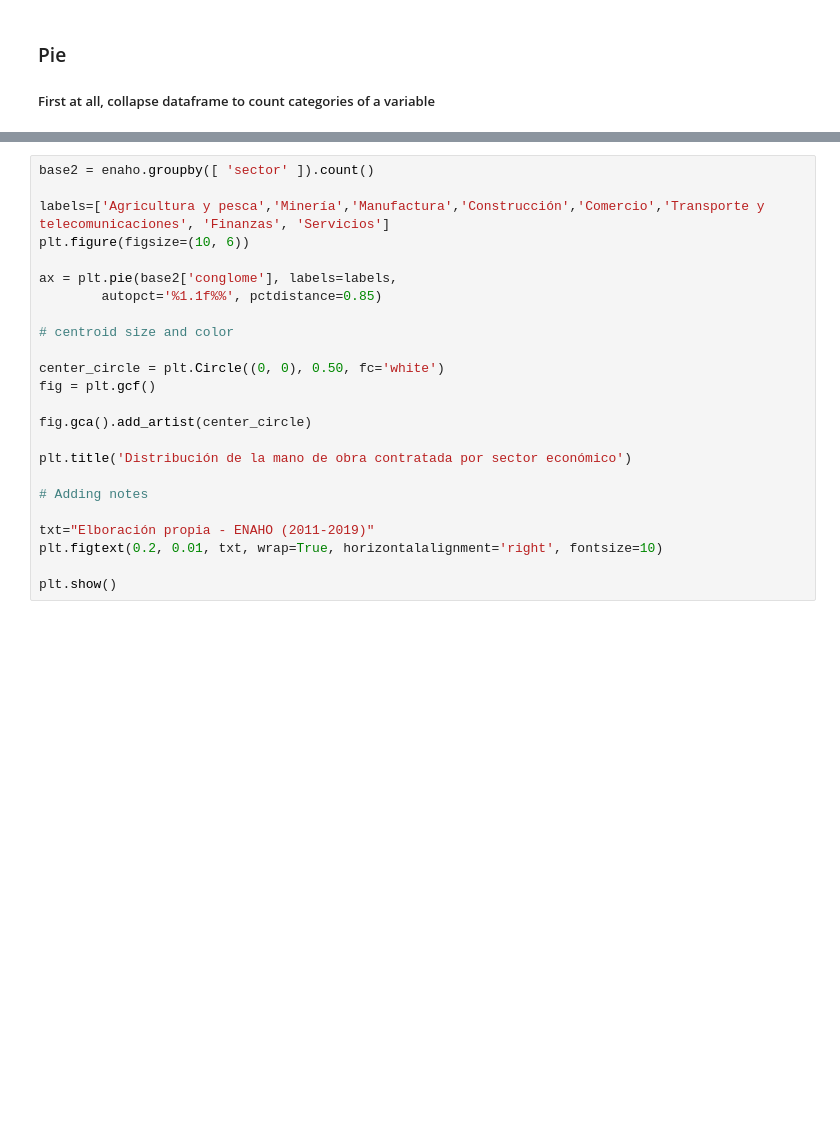
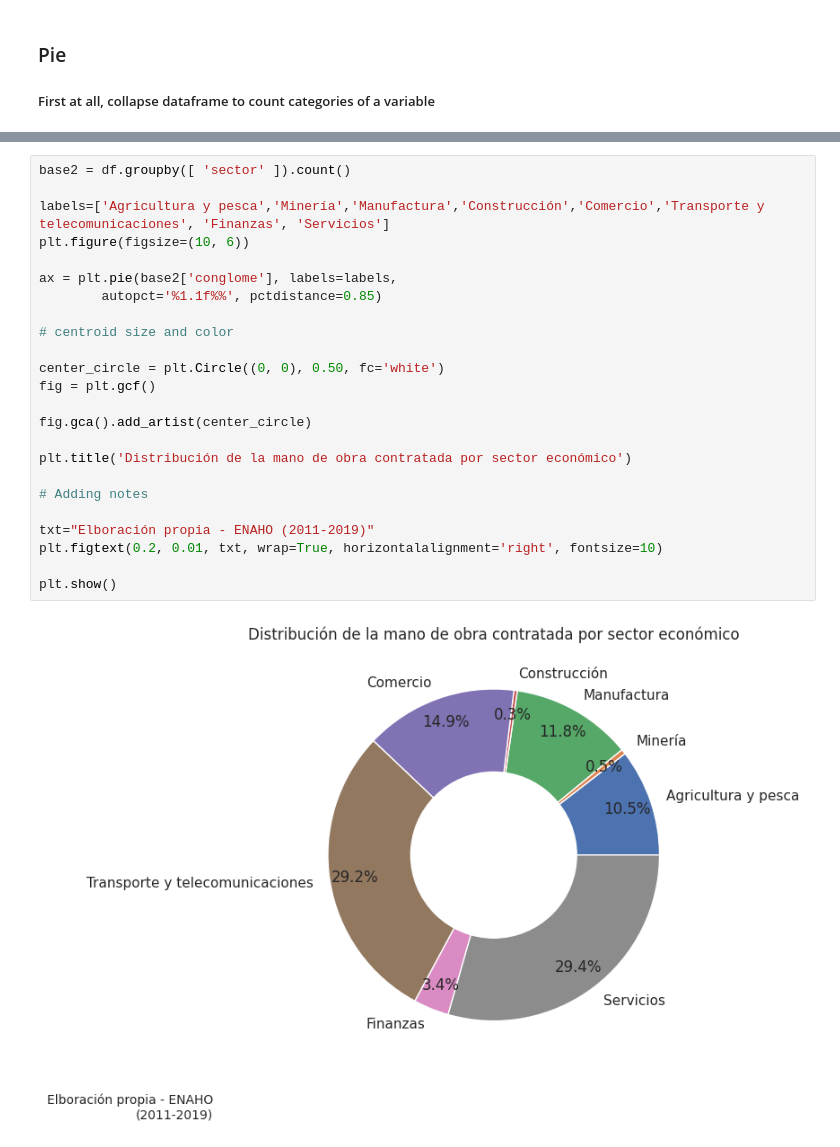
Before and after one commit to JonathanRosasV/PythonBasico2, a Jupyter notebook: Clase_1/python2_clase-1_lab.ipynb, the cells around one changed output, grey strips where cells are left out. Cells and saved outputs as stored; diff of their text form; blank space fills up the shorter version.

```diff
--- a/Clase_1/python2_clase-1_lab.ipynb
+++ b/Clase_1/python2_clase-1_lab.ipynb
@@ -314,25 +396,27 @@ plt.show()
 ## Dona
 # %%
-base2 = enaho.groupby([ 'sector' ]).count()
+base2 = df.groupby([ 'sector' ]).count()
 
 labels=['Agricultura y pesca','Minería','Manufactura','Construcción','Comercio','Transporte y telecomunicaciones', 'Finanzas', 'Servicios']
 plt.figure(figsize=(10, 6))
 
 ax = plt.pie(base2['conglome'], labels=labels,
         autopct='%1.1f%%', pctdistance=0.85)
 
 # centroid size and color
 
 center_circle = plt.Circle((0, 0), 0.50, fc='white')
 fig = plt.gcf()
 
 fig.gca().add_artist(center_circle)
 
 plt.title('Distribución de la mano de obra contratada por sector económico')
 
 # Adding notes
 
 txt="Elboración propia - ENAHO (2011-2019)"
 plt.figtext(0.2, 0.01, txt, wrap=True, horizontalalignment='right', fontsize=10)
 
 plt.show()
+# %% [output]
+[figure, added]
```
Also changed, not shown: parts of 48 cells of this notebook.
